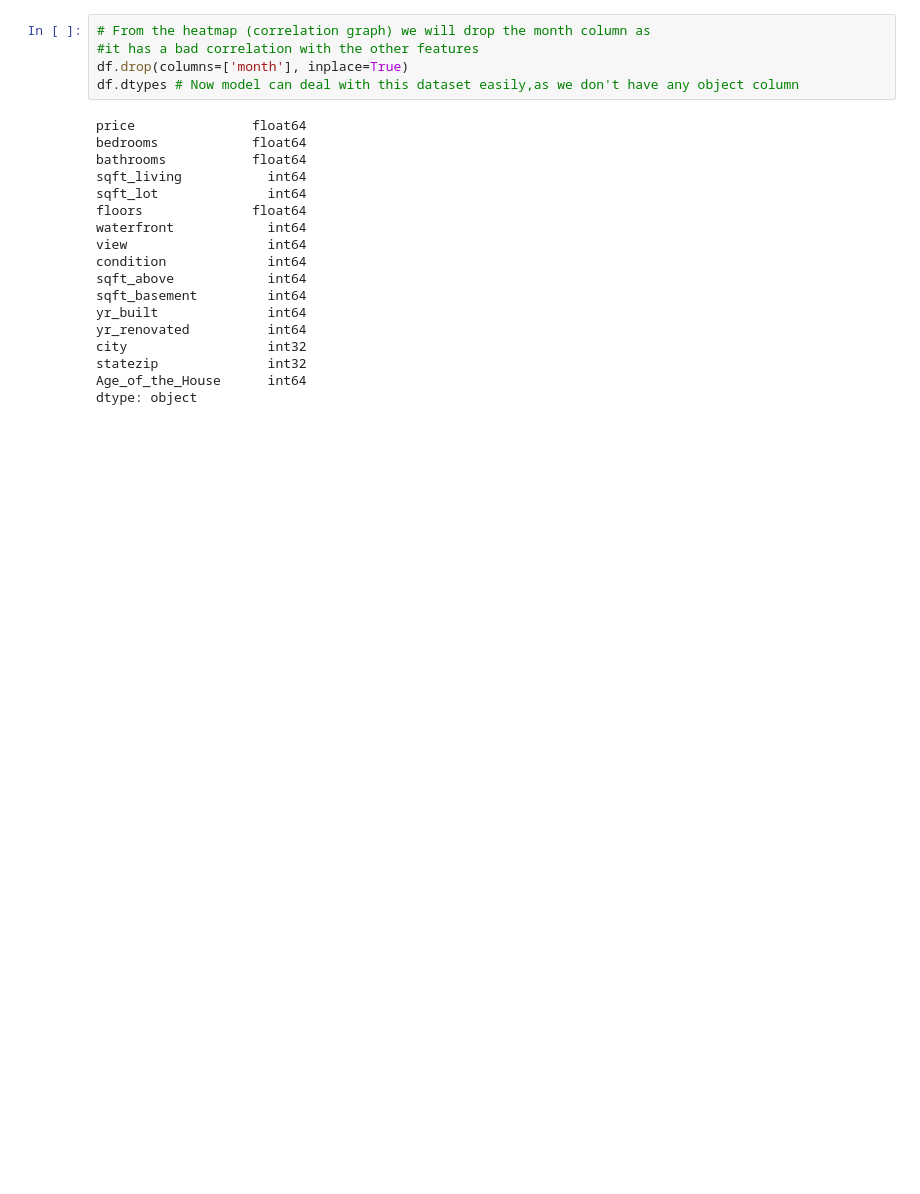
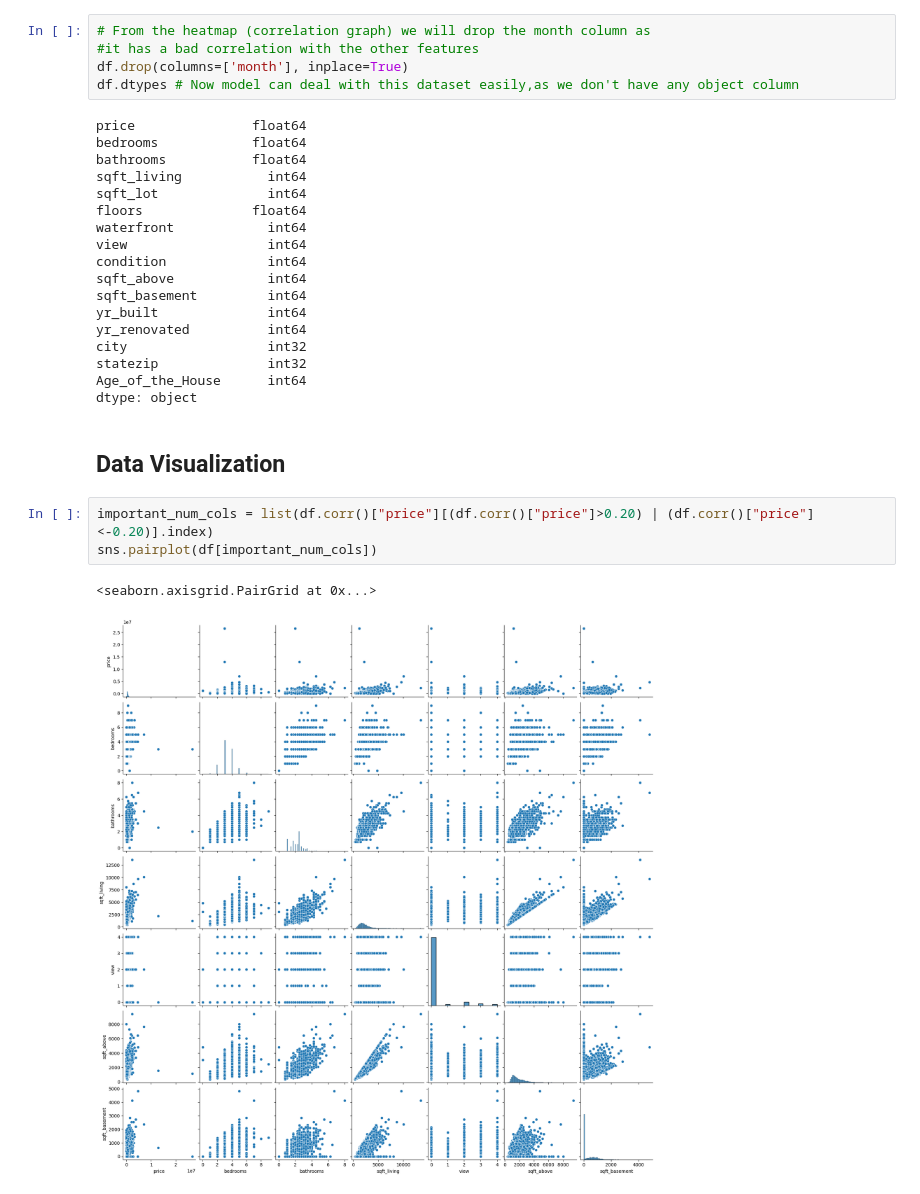
Before and after one commit to walethewave/Supervised-Learning, a Jupyter notebook: Supervised learning.ipynb, the cells around one changed output. Drawn from its saved outputs; the diff is of its cells as text; blank space fills up the shorter version.

Commit message:
Data visualization using sns

```diff
--- a/Supervised learning.ipynb
+++ b/Supervised learning.ipynb
@@ -168,3 +168,11 @@ city                  int32
 statezip              int32
 Age_of_the_House      int64
 dtype: object
+# %% [markdown]
+## Data Visualization
+# %%
+important_num_cols = list(df.corr()["price"][(df.corr()["price"]>0.20) | (df.corr()["price"]<-0.20)].index)
+sns.pairplot(df[important_num_cols])
+# %% [output]
+<seaborn.axisgrid.PairGrid at 0x...>
+[figure, added]
```
Also changed, not shown: parts of 5 cells of this notebook.
